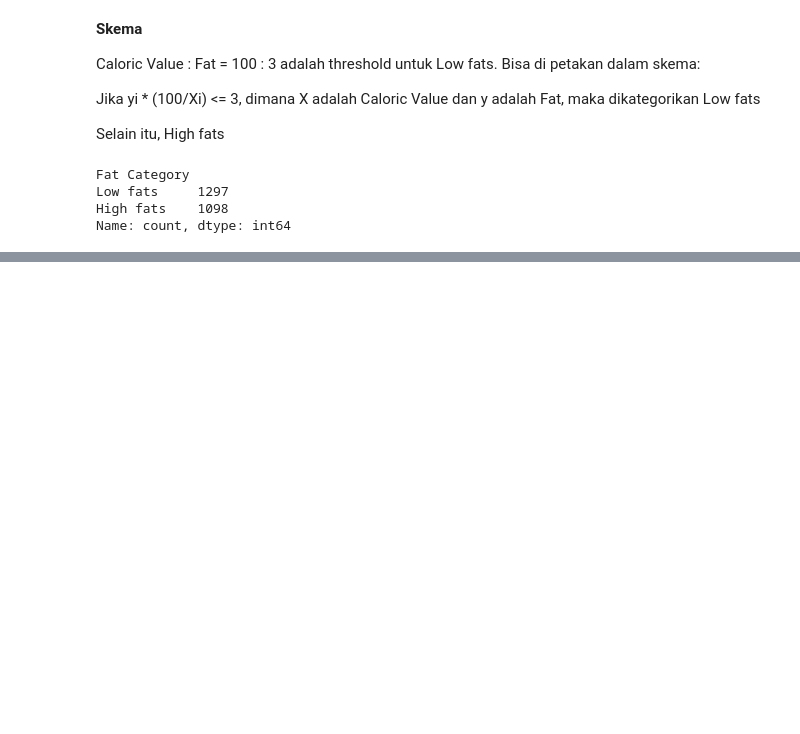
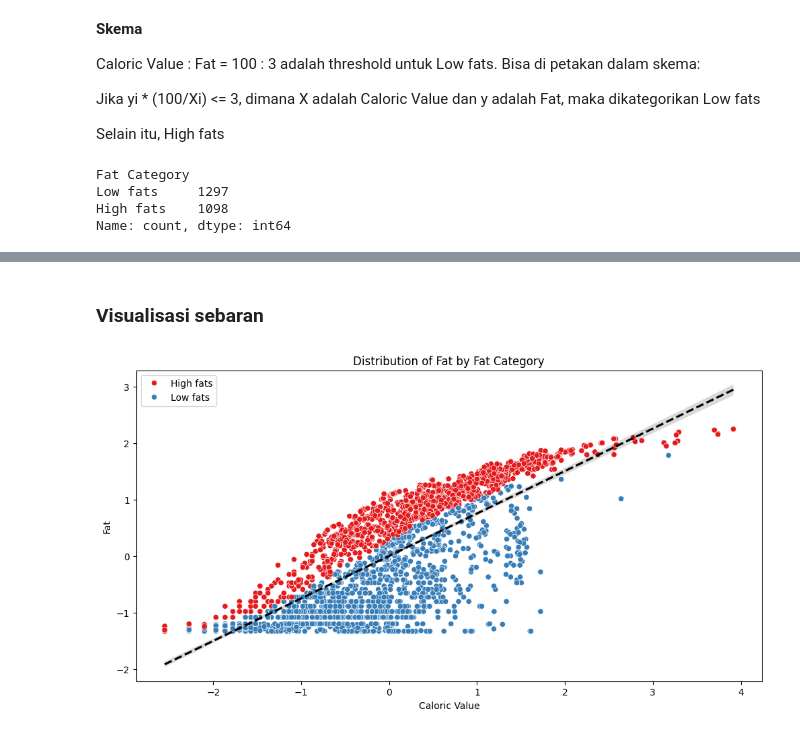
Before and after one commit to Keisokki/Machine-Learning, a Jupyter notebook: data-preparation.ipynb, the cells around one changed output, grey strips where cells are left out. Saved outputs shown, nothing was run; the diff lists cells and outputs as text; code cells hidden in the pictures; blank space fills up the shorter version.

```diff
--- a/data-preparation.ipynb
+++ b/data-preparation.ipynb
@@ -551,2 +554,16 @@ final_data
 # %%
 final_data.to_csv("final_data_revision.csv", index=False)
+# %% [markdown]
+### Visualisasi sebaran
+# %%
+# Visualisasi sebaran Fat per kategori
+plt.figure(figsize=(12, 6))
+sns.scatterplot(data=final_data, x="Caloric Value", y="Fat", hue="Fat Category", palette="Set1")
+sns.regplot(data=final_data, x="Caloric Value", y="Fat", scatter=False, color="black", line_kws={"linestyle": "--"})
+plt.title("Distribution of Fat by Fat Category")
+plt.xlabel("Caloric Value")
+plt.ylabel("Fat")
+plt.legend()
+plt.show()
+# %% [output]
+[figure, added]
```
Also changed, not shown: parts of 2 cells of this notebook, 5 other files.
